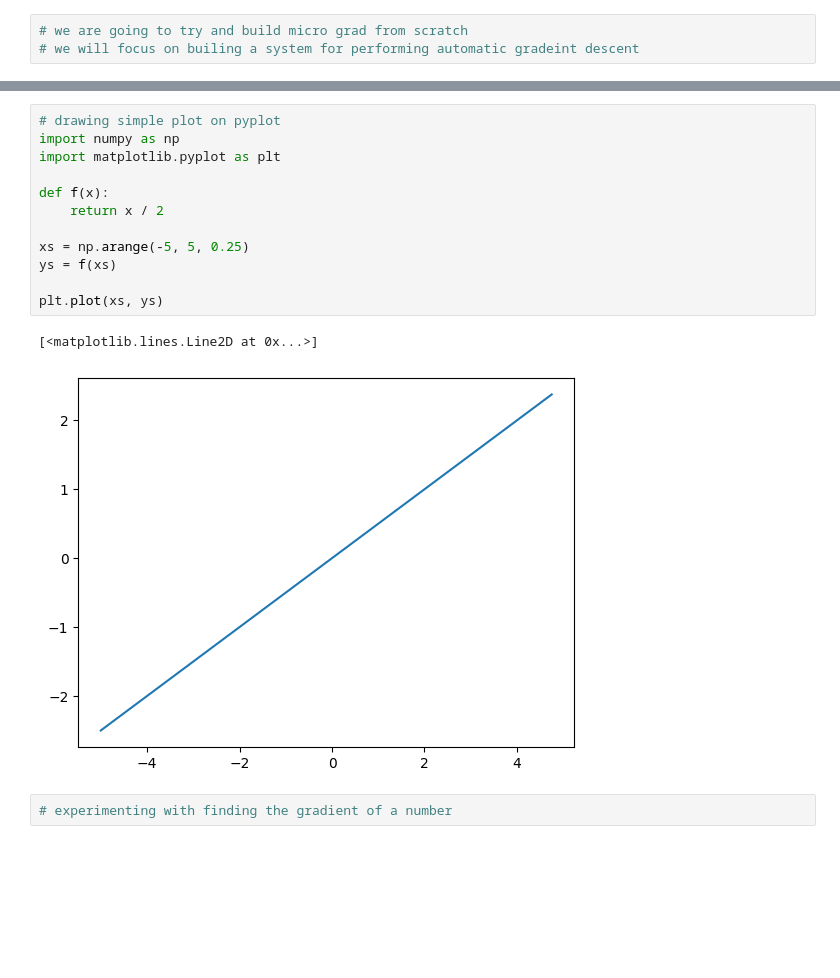
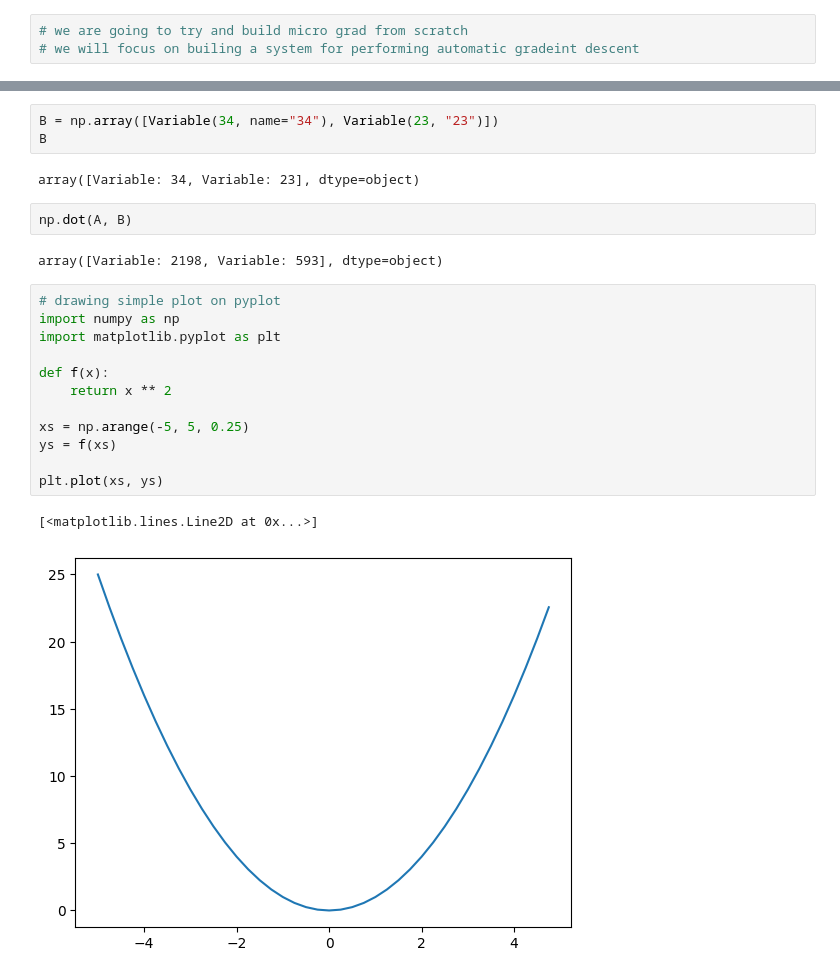
Before and after one commit to asuzukosi/deep-learning-deep-dive-notebooks, a Jupyter notebook: notebooks/autograd_engine.ipynb, the cells around one changed output, grey strips where cells are left out. Cells and saved outputs as stored; diff of their text form; blank space fills up the shorter version.

```diff
--- a/notebooks/autograd_engine.ipynb
+++ b/notebooks/autograd_engine.ipynb
@@ -36,17 +218,24 @@ TypeError: unsupported operand type(s) for +: 'Variable' and 'Variable'
+# %%
+B = np.array([Variable(34, name="34"), Variable(23, "23")])
+B
+# %% [output]
+array([Variable: 34, Variable: 23], dtype=object)
+# %%
+np.dot(A, B)
+# %% [output]
+array([Variable: 2198, Variable: 593], dtype=object)
 # %%
 # drawing simple plot on pyplot
 import numpy as np
 import matplotlib.pyplot as plt
 
 def f(x):
-    return x / 2
+    return x ** 2
 
 xs = np.arange(-5, 5, 0.25)
 ys = f(xs)
 
 plt.plot(xs, ys)
 # %% [output]
 [<matplotlib.lines.Line2D at 0x...>]
-[figure, old version]
+[figure, new version]
-# %%
-# experimenting with finding the gradient of a number
```
Also changed, not shown: parts of 46 cells of this notebook, 51 other files.
